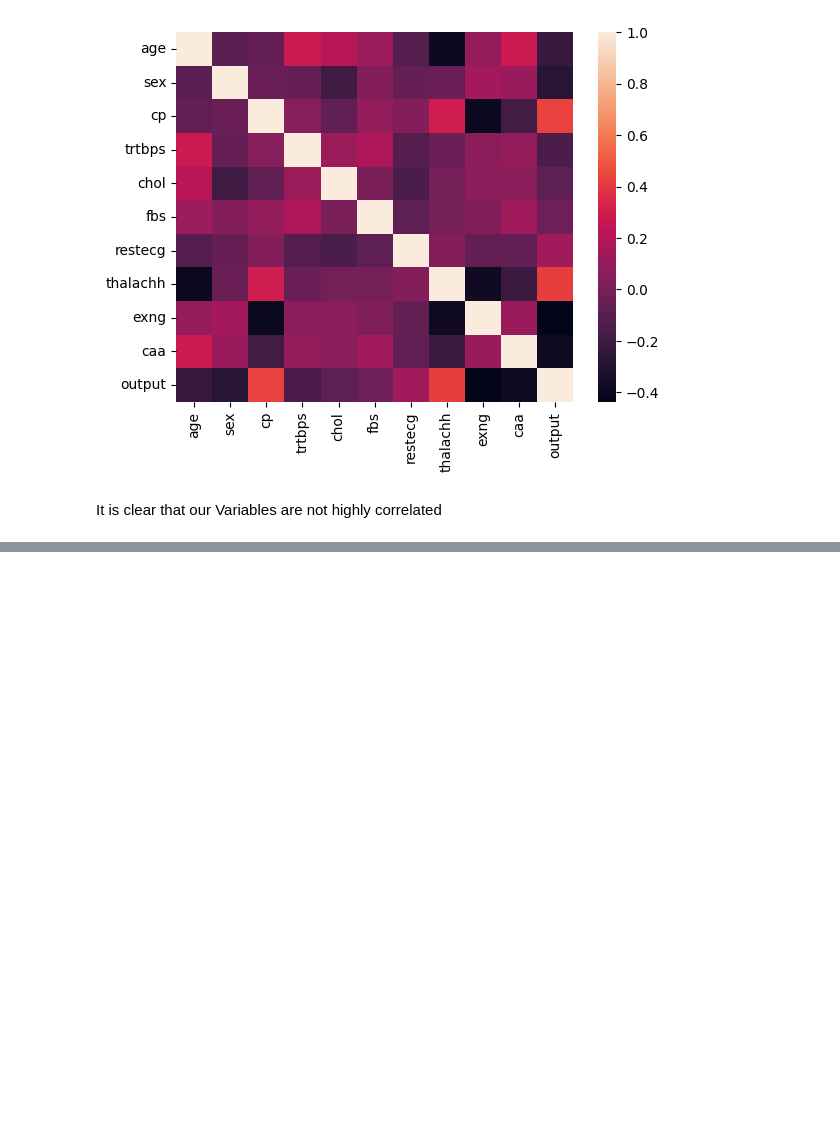
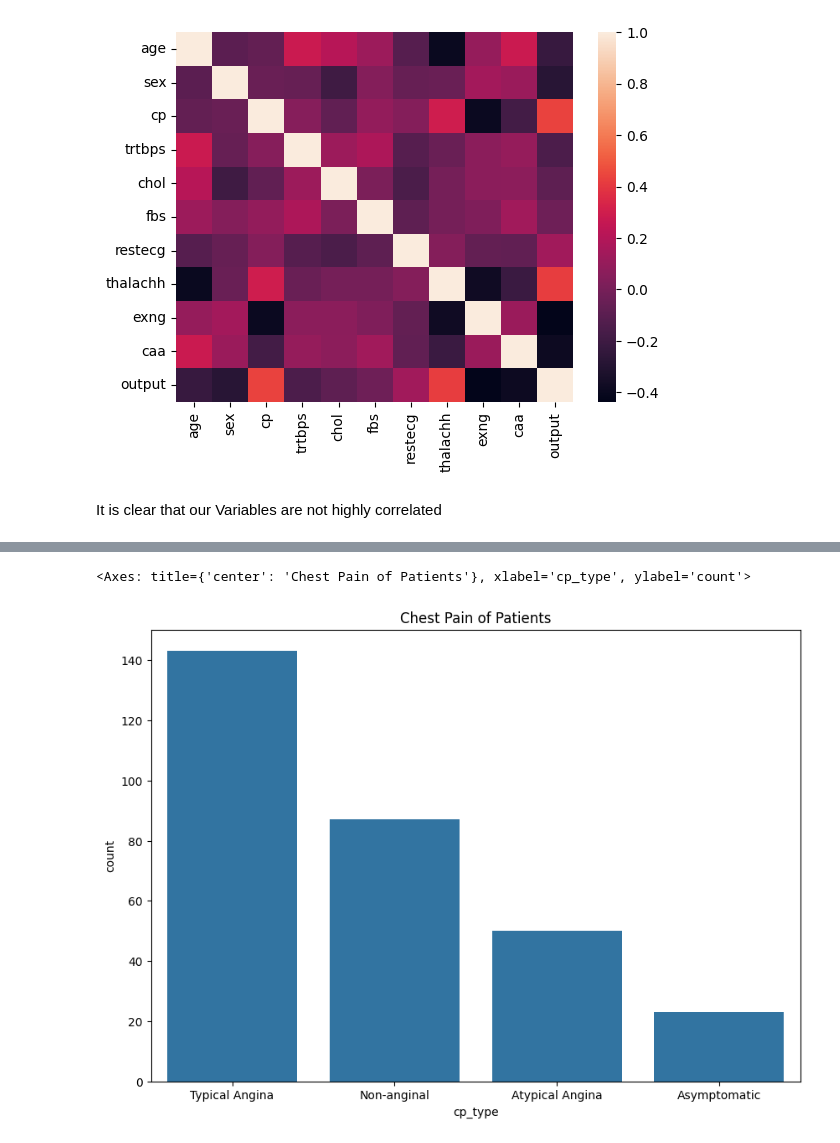
Before and after one commit to karishmasd/Heart-Attack-Risk-Predictor, a Jupyter notebook: heart.ipynb, the cells around one changed output, grey strips where cells are left out. Cells and saved outputs as stored; diff of their text form; code cells hidden in the pictures; blank space fills up the shorter version.

```diff
--- a/heart.ipynb
+++ b/heart.ipynb
@@ -138,0 +199,8 @@ It is clear that our Variables are not highly correlated
+# %%
+plt.figure(figsize=(10, 7))
+plt.title("Chest Pain of Patients")
+
+sns.barplot(x=cp_data['cp_type'],y= cp_data['count'])
+# %% [output]
+<Axes: title={'center': 'Chest Pain of Patients'}, xlabel='cp_type', ylabel='count'>
+[figure, added]
```
Also changed, not shown: parts of 9 cells of this notebook.
